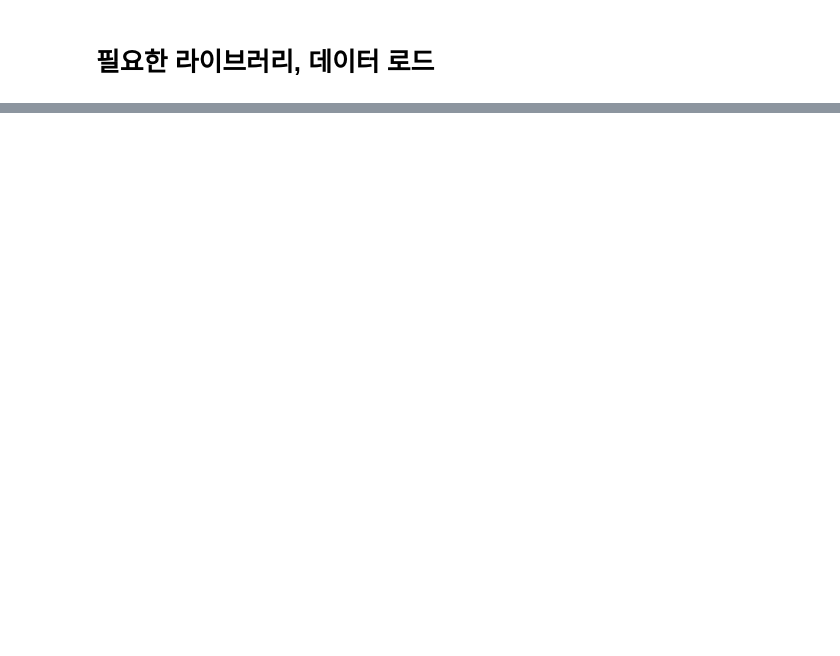
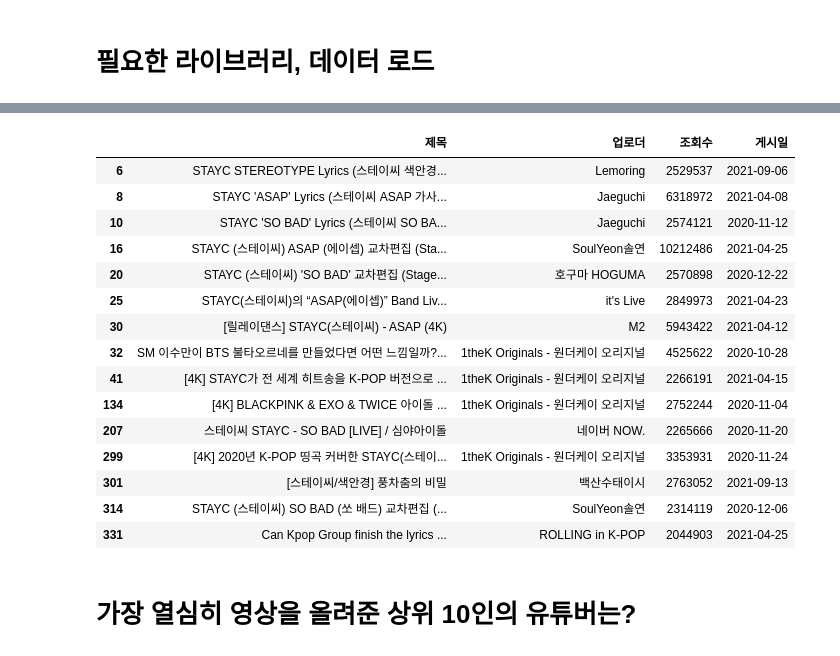
Before and after one commit to YongJaeJung/stayc_data_analysis, a Jupyter notebook: 03.스테이씨 데이터 인사이트 도출, 시각화.ipynb, the cells around one changed output, grey strips where cells are left out. Saved outputs shown, nothing was run; the diff lists cells and outputs as text; code cells hidden in the pictures; blank space fills up the shorter version.

```diff
--- a/03.스테이씨 데이터 인사이트 도출, 시각화.ipynb
+++ b/03.스테이씨 데이터 인사이트 도출, 시각화.ipynb
@@ -28,0 +72,3 @@ stayc_df
+# %%
+non_official_df = stayc_df[stayc_df['업로더']!='STAYC']
+non_official_df = non_official_df[non_official_df['업로더']!='1theK (원더케이)']
@@ -28,0 +80,22 @@ stayc_df
+# %%
+#200만 뷰를 넘은 영상은?
+non_official_df[non_official_df['조회수']>2000000]
+# %% [output]
+|  | 제목 | 업로더 | 조회수 | 게시일 |
+| 6 | STAYC STEREOTYPE Lyrics (스테이씨 색안경... | Lemoring | 2529537 | 2021-09-06 |
+| 8 | STAYC 'ASAP' Lyrics (스테이씨 ASAP 가사... | Jaeguchi | 6318972 | 2021-04-08 |
+| 10 | STAYC 'SO BAD' Lyrics (스테이씨 SO BA... | Jaeguchi | 2574121 | 2020-11-12 |
+| 16 | STAYC (스테이씨) ASAP (에이셉) 교차편집 (Sta... | SoulYeon솔연 | 10212486 | 2021-04-25 |
+| 20 | STAYC (스테이씨) 'SO BAD' 교차편집 (Stage... | 호구마 HOGUMA | 2570898 | 2020-12-22 |
+| 25 | STAYC(스테이씨)의 “ASAP(에이셉)” Band Liv... | it's Live | 2849973 | 2021-04-23 |
+| 30 | [릴레이댄스] STAYC(스테이씨) - ASAP (4K) | M2 | 5943422 | 2021-04-12 |
+| 32 | SM 이수만이 BTS 불타오르네를 만들었다면 어떤 느낌일까?... | 1theK Originals - 원더케이 오리지널 | 4525622 | 2020-10-28 |
+| 41 | [4K] STAYC가 전 세계 히트송을 K-POP 버전으로 ... | 1theK Originals - 원더케이 오리지널 | 2266191 | 2021-04-15 |
+| 134 | [4K] BLACKPINK & EXO & TWICE 아이돌 ... | 1theK Originals - 원더케이 오리지널 | 2752244 | 2020-11-04 |
+| 207 | 스테이씨 STAYC - SO BAD [LIVE] / 심야아이돌 | 네이버 NOW. | 2265666 | 2020-11-20 |
+| 299 | [4K] 2020년 K-POP 띵곡 커버한 STAYC(스테이... | 1theK Originals - 원더케이 오리지널 | 3353931 | 2020-11-24 |
+| 301 | [스테이씨/색안경] 풍차춤의 비밀 | 백산수태이시 | 2763052 | 2021-09-13 |
+| 314 | STAYC (스테이씨) SO BAD (쏘 배드) 교차편집 (... | SoulYeon솔연 | 2314119 | 2020-12-06 |
+| 331 | Can Kpop Group finish the lyrics ... | ROLLING in K-POP | 2044903 | 2021-04-25 |
+# %% [markdown]
+# 가장 열심히 영상을 올려준 상위 10인의 유튜버는?
```
Also changed, not shown: parts of 15 cells of this notebook, 5 other files.
